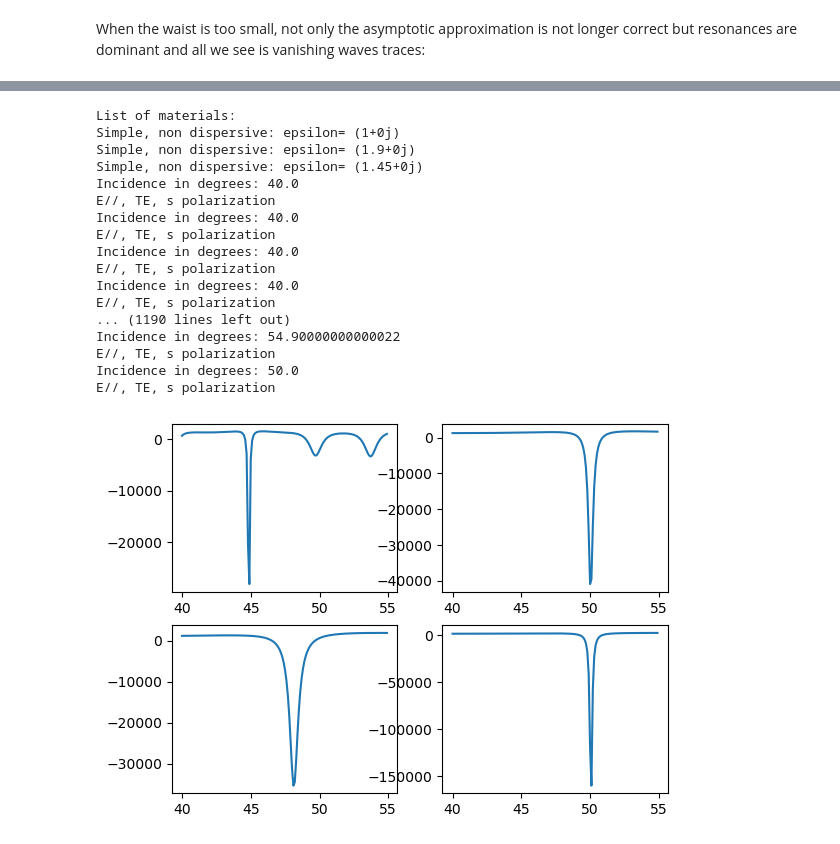
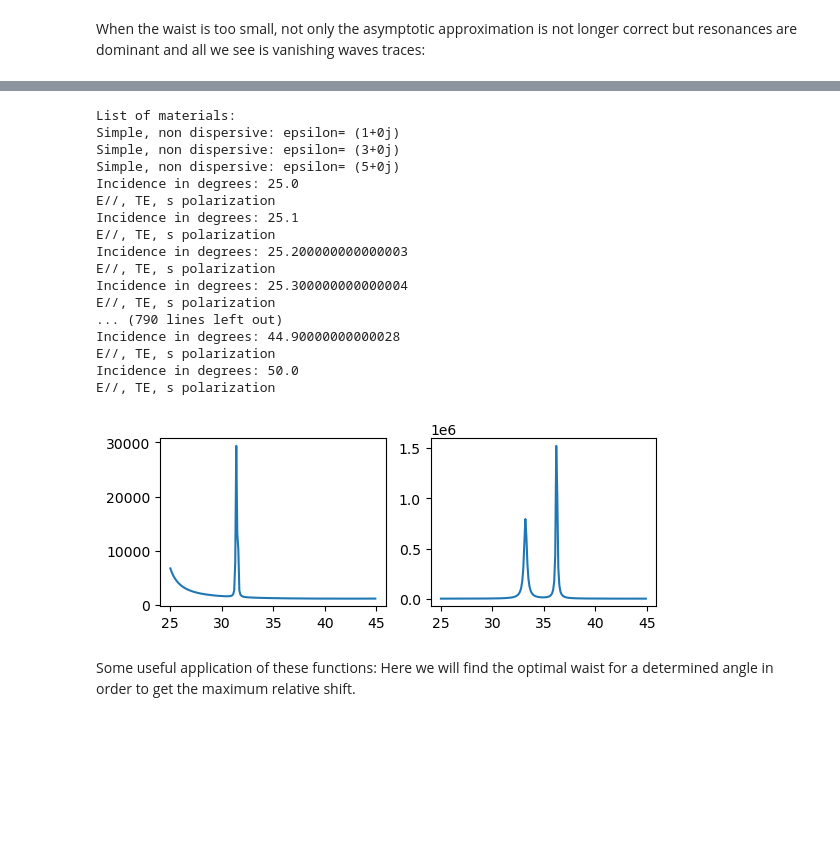
Before and after one commit to AnMoreau/PyMoosh, a Jupyter notebook: notebooks/Non_specular.ipynb, the cells around one changed output, grey strips where cells are left out. Saved outputs shown, nothing was run; the diff lists cells and outputs as text; code cells hidden in the pictures; blank space fills up the shorter version.

```diff
--- a/notebooks/Non_specular.ipynb
+++ b/notebooks/Non_specular.ipynb
@@ -7,9 +7,9 @@ from PyMoosh.non_spec import *
 import matplotlib.pyplot as plt
 import numpy as np
 
-wavelength = 200
+wavelength = 100
 struct = Structure([1.,1.9,1.45],[0,1,2,0],[7000, 2000, 600,200])
-window = Window(200*wavelength, 0.3, 30., 30.)
+window = Window(400*wavelength, 0.3, 30., 30.)
 beam = Beam(wavelength, (50)*np.pi/180, 0, 5*wavelength)
 # %% [output]
 List of materials:
@@ -271,7 +270,6 @@ Pixels vertically: 325
 
 The interesting point here is that there is some "resonance" angles for which ones the shift (and the enlargement) goes crazy in the simulation, the pic in the asymptotic computing shows the total refraction angle. Studying a bit these cases for the simulation shows us it can be related to vanishing waves present in resonance mods. If we manually suppressed the vanishing waves, the curve goes back to "normal".
 # %%
-######## WARNING: slow cell, do not restart #########
 
 window = Window(1000*wavelength, 0.3, 30., 30.)
 P = []
@@ -280,7 +278,7 @@ A = Theta = np.arange(40, 55, 1/10)
 
 for i in A:
     beam = Beam(wavelength, i*np.pi/180, 0, 100*wavelength)
-    P.append(deltas(struct, beam, window)[0])
+    P.append(deltas(struct, beam, window, False)[0])
     L.append(asymptcoef(struct, beam)[0])
 
 plt.subplot(221)
@@ -320,11 +318,18 @@ Now, let make a complex mapping of the phase of the reflection coefficient:
 # %%
 x = []
 y = []
+phi = []
 for i in A:
     r = coefficient_S(struct, wavelength, (beam.incidence + i), 0)[0]
     x.append(np.real(r))
     y.append(np.imag(r))
+    phi.append(np.angle(r)/np.sin(i)) #since nk0 is a constant, it does not affect the shape of the curve
 z = L
+
+plt.subplot(212)
+plt.plot(np.ones(len(A))*beam.incidence + A, np.gradient(phi))
+plt.xlabel("Angle (in °)")
+plt.ylabel("derivative of the phase of r")
 
 plt.subplot(221)
 plt.plot(x, z)
@@ -344,16 +349,15 @@ n*K0 =  (0.031415926535897934+0j)
 # %% [markdown]
 When the waist is too small, not only the asymptotic approximation is not longer correct but resonances are dominant and all we see is vanishing waves traces:
 # %%
-######## WARNING: slow cell, do not restart #########
 
 window = Window(200*wavelength, 0.3, 30., 30.) # Reduce the window to save computing time
 P = []
 L = []
-A = Theta = np.arange(40, 55, 1/10)
+A = Theta = np.arange(25, 45, 1/10)
 
 for i in A:
     beam = Beam(wavelength, i*np.pi/180, 0, 2*wavelength)
-    P.append(deltas(struct, beam, window)[0])
+    P.append(deltas(struct, beam, window, False)[0])
     L.append(asymptcoef(struct, beam)[0])
 
 plt.subplot(221)
@@ -467,54 +465,45 @@ Changing the layer thicknesses will clearly influence the behavior of the field:
 P = []
 L = []
 M = []
 O = []
 
-struct = Structure([1.,1.9,1.45],[0,1,2,0],[7023, 2117, 603,200]) # Same as before but the thickness were [7000, 2000, 600, 200]
-
-
+wavelength = 2000
+struct = Structure([1.,3,5], [2,0,1,0,1,0],[2*wavelength, wavelength, 0.5*wavelength, wavelength, 0.5*wavelength, wavelength])
 for i in A:
     beam = Beam(wavelength, i*np.pi/180, 0, 50*wavelength)
     L.append(asymptcoef(struct, beam)[0])
 
+for i in A:
     beam = Beam(3*wavelength, i*np.pi/180, 0, 50*wavelength)
     O.append(asymptcoef(struct, beam)[0])
-
-    beam = Beam(5*wavelength, i*np.pi/180, 0, 50*wavelength)
-    M.append(asymptcoef(struct, beam)[0])
-
-    beam = Beam(6*wavelength, i*np.pi/180, 0, 50*wavelength)
-    P.append(asymptcoef(struct, beam)[0])
-
 
 plt.subplot(221)
 plt.plot(A, L)
 
 plt.subplot(222)
 plt.plot(A, O)
 
-plt.subplot(223)
-plt.plot(A, M)
-
-plt.subplot(224)
-plt.plot(A, P)
 
 beam = Beam(wavelength, 50*np.pi/180, 0, 50*wavelength)
 # %% [output]
 List of materials:
 Simple, non dispersive: epsilon= (1+0j)
-Simple, non dispersive: epsilon= (1.9+0j)
-Simple, non dispersive: epsilon= (1.45+0j)
-Incidence in degrees: 40.0
+Simple, non dispersive: epsilon= (3+0j)
+Simple, non dispersive: epsilon= (5+0j)
+Incidence in degrees: 25.0
 E//, TE, s polarization
-Incidence in degrees: 40.0
+Incidence in degrees: 25.1
 E//, TE, s polarization
-Incidence in degrees: 40.0
+Incidence in degrees: 25.200000000000003
 E//, TE, s polarization
-Incidence in degrees: 40.0
+Incidence in degrees: 25.300000000000004
 E//, TE, s polarization
-... (1190 lines left out)
-Incidence in degrees: 54.90000000000022
+... (790 lines left out)
+Incidence in degrees: 44.90000000000028
 E//, TE, s polarization
 Incidence in degrees: 50.0
 E//, TE, s polarization
-[figure, old version]
+[figure, new version]
+# %% [markdown]
+Some useful application of these functions:
+Here we will find the optimal waist for a determined angle in order to get the maximum relative shift.
```
Also changed, not shown: parts of 14 cells of this notebook.
